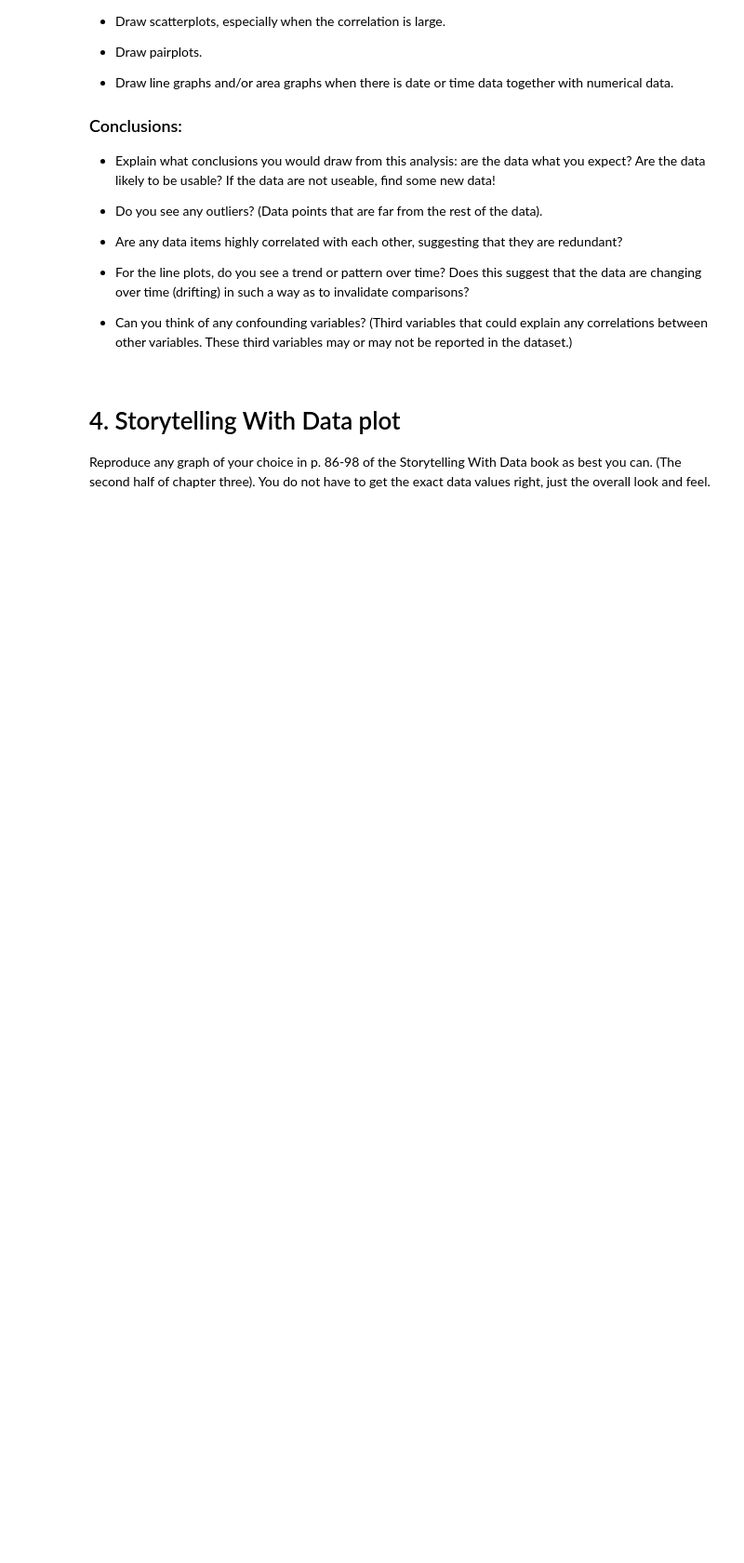
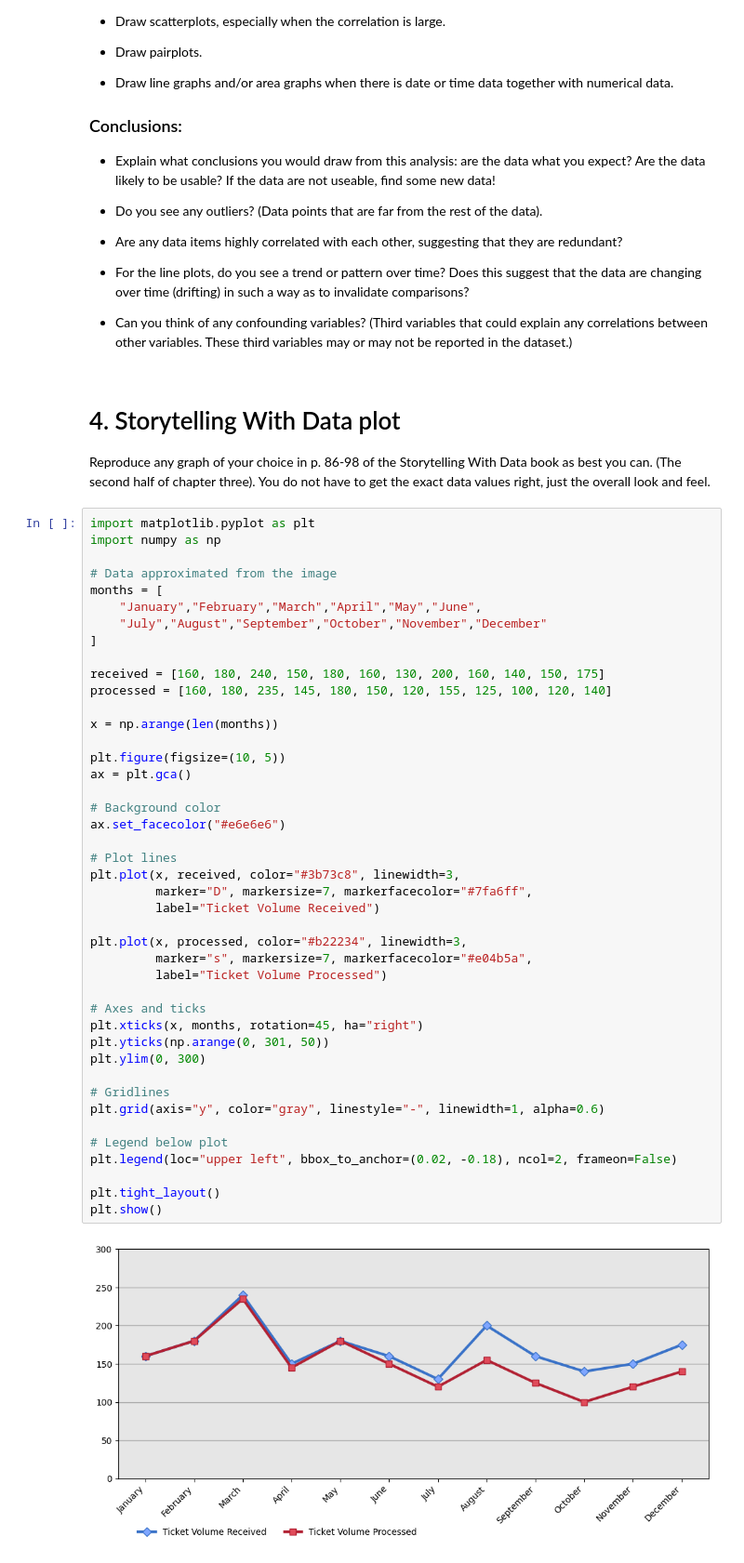
Before and after one commit to RevibeZ/DX699-Mod2-AI-for-Leaders, a Jupyter notebook: OMDS-ModB2-Week6-Pimentel-Erwin.ipynb, the cells around one changed output. Shown at 93% size. Drawn from its saved outputs; the diff is of its cells as text; blank space fills up the shorter version.

```diff
--- a/OMDS-ModB2-Week6-Pimentel-Erwin.ipynb
+++ b/OMDS-ModB2-Week6-Pimentel-Erwin.ipynb
@@ -92,3 +92,48 @@ This week, you will do the same types of exercises as last week, but you should
 # 4. Storytelling With Data plot
 
 Reproduce any graph of your choice in p. 86-98 of the Storytelling With Data book as best you can.  (The second half of chapter three).  You do not have to get the exact data values right, just the overall look and feel.
+# %%
+import matplotlib.pyplot as plt
+import numpy as np
+
+# Data approximated from the image
+months = [
+    "January","February","March","April","May","June",
+    "July","August","September","October","November","December"
+]
+
+received = [160, 180, 240, 150, 180, 160, 130, 200, 160, 140, 150, 175]
+processed = [160, 180, 235, 145, 180, 150, 120, 155, 125, 100, 120, 140]
+
+x = np.arange(len(months))
+
+plt.figure(figsize=(10, 5))
+ax = plt.gca()
+
+# Background color
+ax.set_facecolor("#e6e6e6")
+
+# Plot lines
+plt.plot(x, received, color="#3b73c8", linewidth=3,
+         marker="D", markersize=7, markerfacecolor="#7fa6ff",
+         label="Ticket Volume Received")
+
+plt.plot(x, processed, color="#b22234", linewidth=3,
+         marker="s", markersize=7, markerfacecolor="#e04b5a",
+         label="Ticket Volume Processed")
+
+# Axes and ticks
+plt.xticks(x, months, rotation=45, ha="right")
+plt.yticks(np.arange(0, 301, 50))
+plt.ylim(0, 300)
+
+# Gridlines
+plt.grid(axis="y", color="gray", linestyle="-", linewidth=1, alpha=0.6)
+
+# Legend below plot
+plt.legend(loc="upper left", bbox_to_anchor=(0.02, -0.18), ncol=2, frameon=False)
+
+plt.tight_layout()
+plt.show()
+# %% [output]
+[figure, added]
```
